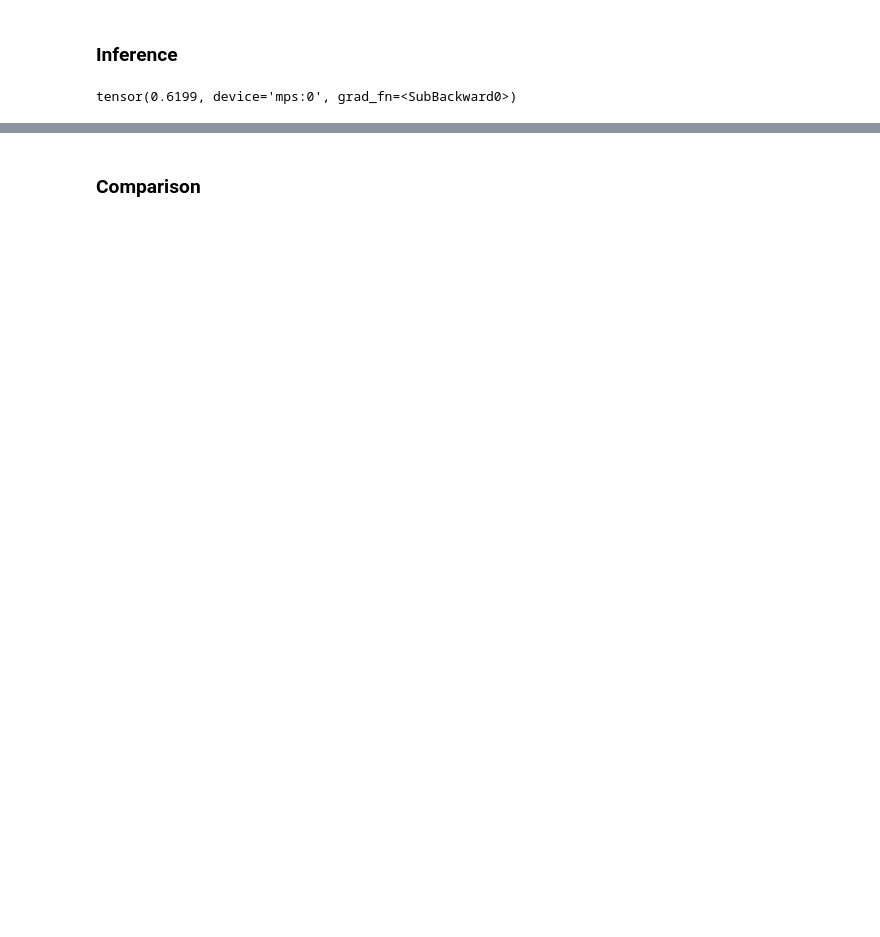
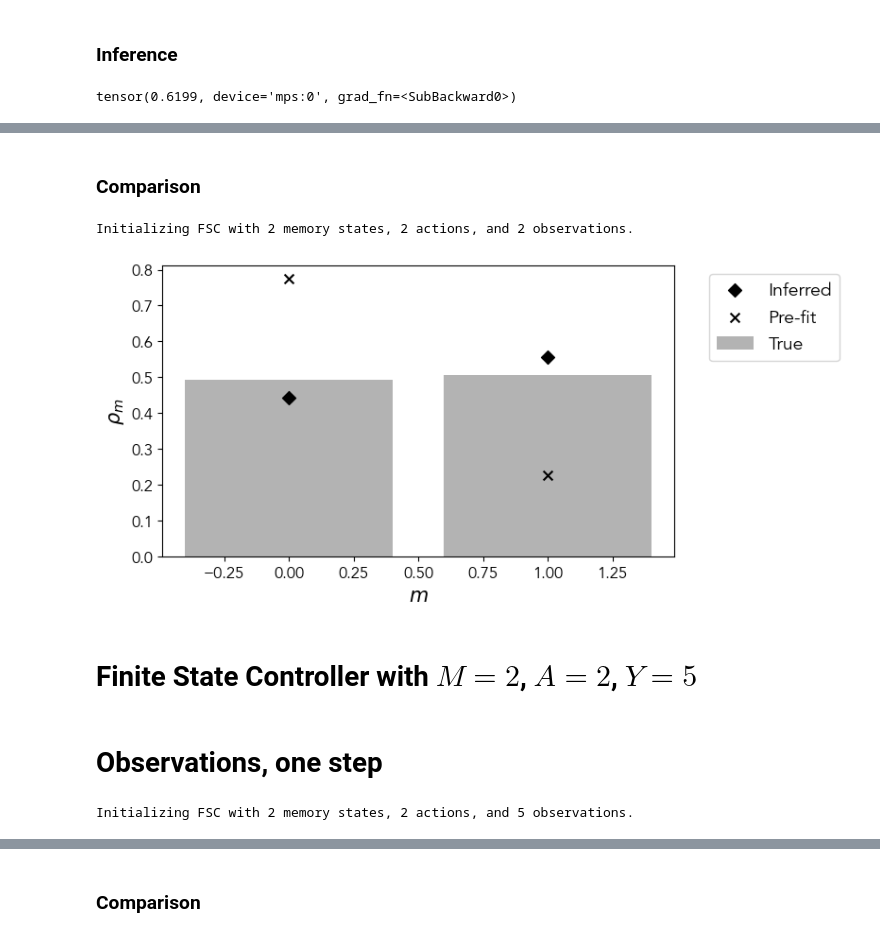
Before and after one commit to giorgionicoletti/InferenceFSCs, a Jupyter notebook: notebooks/FSC_OneStepTrajectory.ipynb, the cells around one changed output, grey strips where cells are left out. Saved outputs shown, nothing was run; the diff lists cells and outputs as text; code cells hidden in the pictures; blank space fills up the shorter version.

```diff
--- a/notebooks/FSC_OneStepTrajectory.ipynb
+++ b/notebooks/FSC_OneStepTrajectory.ipynb
@@ -96,3 +78,6 @@ FSC_tofit.load_trajectories(trajectories)
 FSC_tofit.evaluate_nloglikelihood(idx_traj = 0)
 # %% [output]
 tensor(0.6199, device='mps:0', grad_fn=<SubBackward0>)
+# %%
+psi_pre_fit = FSC_tofit.psi.detach().cpu().numpy()
+rho_pre_fit = FSC_tofit.rho.detach().cpu().numpy()
@@ -98,0 +104,27 @@ tensor(0.6199, device='mps:0', grad_fn=<SubBackward0>)
+# %% [markdown]
+### Comparison
+# %%
+FSC_inferred = FSC_DiscreteObs(FSC_tofit.theta.detach().cpu().double().numpy(),
+                               FSC_tofit.psi.detach().cpu().double().numpy(), verbose = True)
+# %% [output]
+Initializing FSC with 2 memory states, 2 actions, and 2 observations.
+# %%
+fig, ax = plt.subplots(1,1, figsize=(7,4))
+ax.bar(bins_h, h, color = "dimgray", alpha = 0.5, label = "True")
+ax.scatter(np.arange(M), FSC_inferred.rho, color = "black", marker = "D", s = 50, label = "Inferred")
+ax.scatter(np.arange(M), rho_pre_fit, color = "black", marker = "x", s = 50, label = "Pre-fit")
+
+ax.set_xlabel("$m$", fontsize = 15)
+ax.set_ylabel("$\\rho_m$", fontsize = 15)
+
+ax.tick_params(axis='both', which='major', labelsize=12)
+
+plt.legend(fontsize = 14, bbox_to_anchor=(1.05, 1), loc='upper left')
+
+plt.show()
+# %% [output]
+[figure, added]
+# %% [markdown]
+# Finite State Controller with $M = 2$, $A = 2$, $Y = 5$
+# %% [markdown]
+# Observations, one step
@@ -98,0 +139,12 @@ tensor(0.6199, device='mps:0', grad_fn=<SubBackward0>)
+# %%
+M = 2
+A = 2
+
+np.random.seed(8734)
+Theta = np.random.randn(Y, M, M, A)
+
+Psi = np.array([1.25, 1])
+
+FSC = FSC_DiscreteObs(Theta, Psi, verbose = True)
+# %% [output]
+Initializing FSC with 2 memory states, 2 actions, and 5 observations.
```
Also changed, not shown: parts of 50 cells of this notebook, 5 other files.
